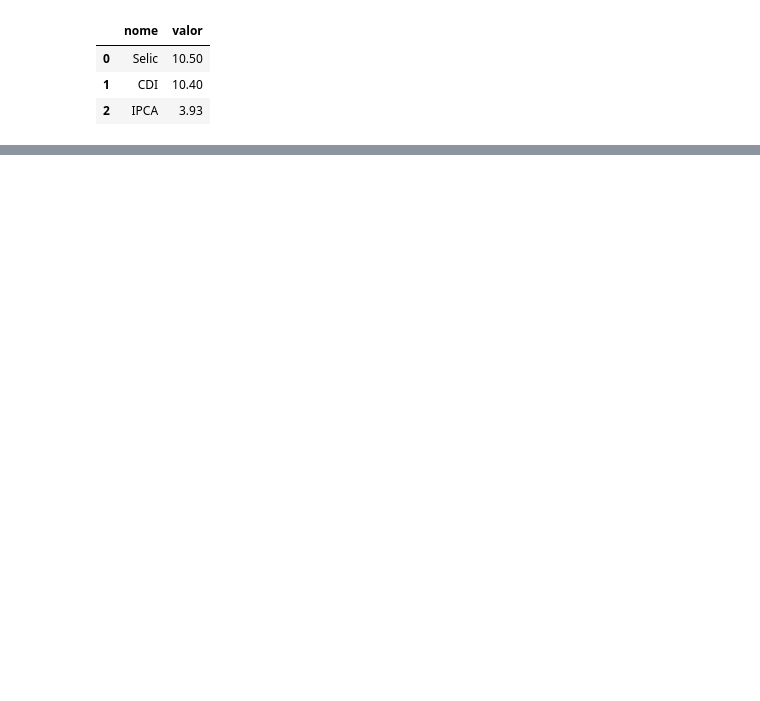
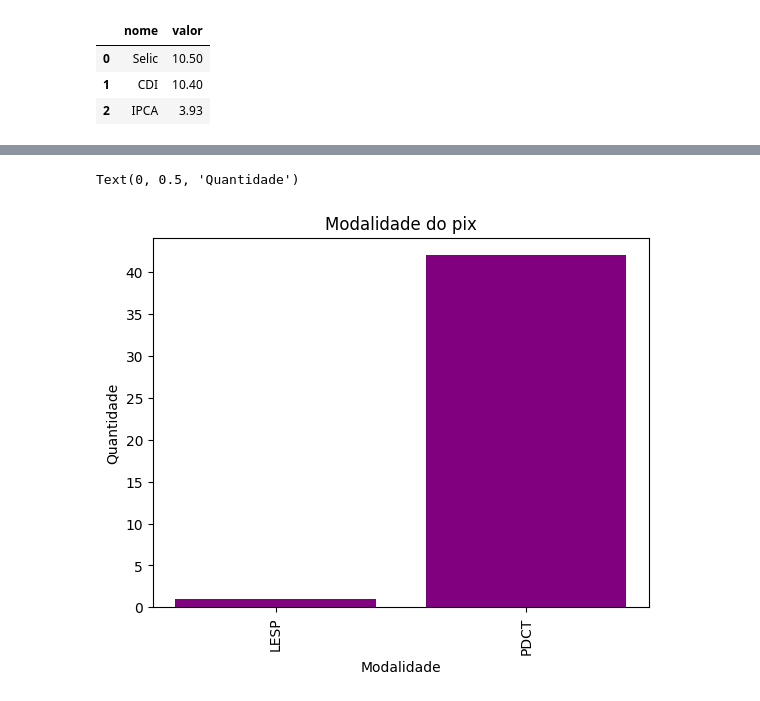
Before and after one commit to DaviZeferino/coder_python_turma58870, a Jupyter notebook: Projeto_Final/Davi_Zeferino_dos_Santos_Projeto_Final.ipynb, the cells around one changed output, grey strips where cells are left out. Saved outputs shown, nothing was run; the diff lists cells and outputs as text; code cells hidden in the pictures; blank space fills up the shorter version.

```diff
--- a/Projeto_Final/Davi_Zeferino_dos_Santos_Projeto_Final.ipynb
+++ b/Projeto_Final/Davi_Zeferino_dos_Santos_Projeto_Final.ipynb
@@ -79,0 +265,11 @@ pix.tail()
+# %%
+Transacao_agg_modal = transacao.groupby('modalidade_participacao')['nome_reduzido'].count().reset_index()
+#barras
+plt.bar(Transacao_agg_modal['modalidade_participacao'], Transacao_agg_modal['nome_reduzido'],  color='purple')
+plt.xticks(rotation=90)
+plt.title("Modalidade do pix")
+plt.xlabel("Modalidade")
+plt.ylabel("Quantidade")
+# %% [output]
+Text(0, 0.5, 'Quantidade')
+[figure, added]
```
Also changed, not shown: parts of 34 cells of this notebook.
